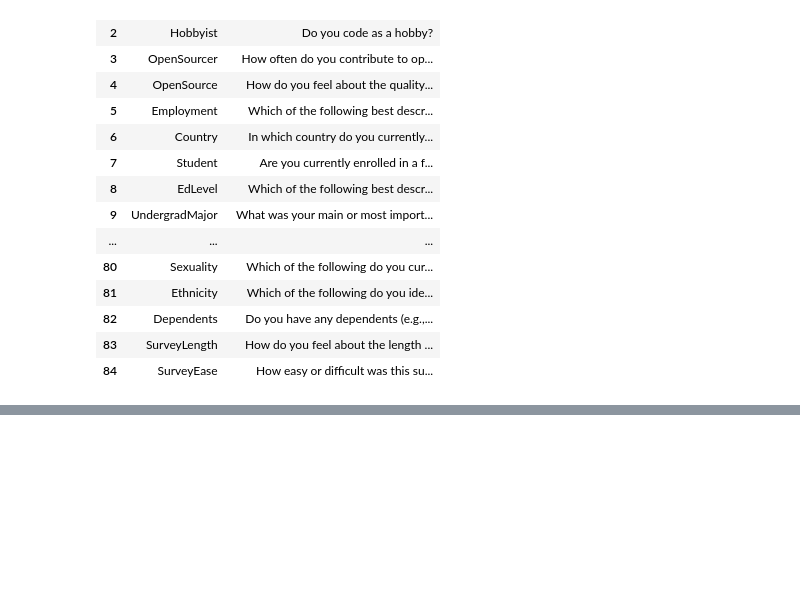
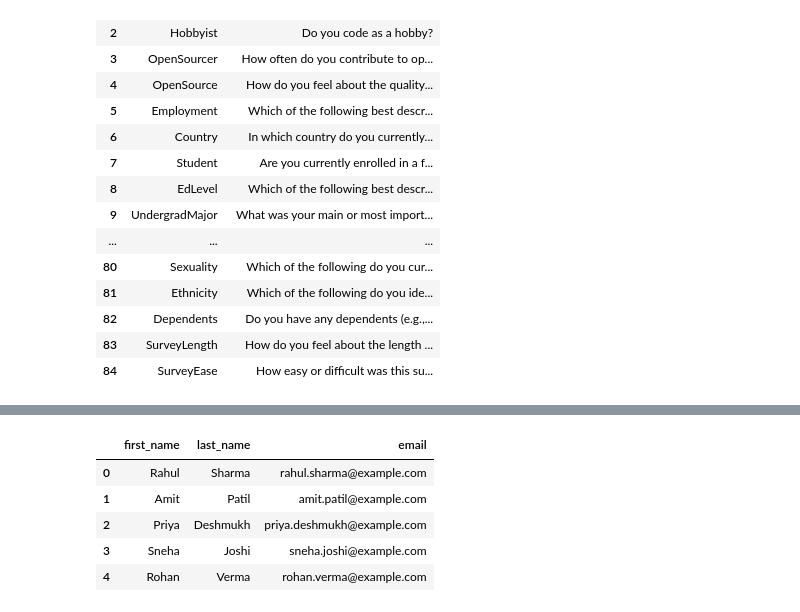
Before and after one commit to Prafullg06/pandas-learning, a Jupyter notebook: pandas.ipynb, the cells around one changed output, grey strips where cells are left out. Cells and saved outputs as stored; diff of their text form; code cells hidden in the pictures; blank space fills up the shorter version.

Commit message:
learned basic about dataframe

```diff
--- a/pandas.ipynb
+++ b/pandas.ipynb
@@ -83,3 +83,26 @@ df.tail()
 | 44438 | 34292 | I am a developer by profession | Yes | Less than once per year | OSS is, on average, of HIGHER qua... | Independent contractor, freelance... | United States | No | Bachelor’s degree (BA, BS, B.Eng.... | ... |
 | 44439 | 14219 | I am a developer by profession | Yes | Never | The quality of OSS and closed sou... | Employed full-time | Norway | No | Bachelor’s degree (BA, BS, B.Eng.... | ... |
 | 44440 | 64515 | I am a developer by profession | Yes | Less than once a month but more t... | OSS is, on average, of HIGHER qua... | Employed full-time | United States | No | Bachelor’s degree (BA, BS, B.Eng.... | ... |
+# %%
+
+data = {
+    "first_name": ["Rahul", "Amit", "Priya", "Sneha", "Rohan"],
+    "last_name": ["Sharma", "Patil", "Deshmukh", "Joshi", "Verma"],
+    "email": [
+        "rahul.sharma@example.com",
+        "amit.patil@example.com",
+        "priya.deshmukh@example.com",
+        "sneha.joshi@example.com",
+        "rohan.verma@example.com"
+    ]
+}
+# %%
+df1 = pd.DataFrame(data)
+df1
+# %% [output]
+|  | first_name | last_name | email |
+| 0 | Rahul | Sharma | rahul.sharma@example.com |
+| 1 | Amit | Patil | amit.patil@example.com |
+| 2 | Priya | Deshmukh | priya.deshmukh@example.com |
+| 3 | Sneha | Joshi | sneha.joshi@example.com |
+| 4 | Rohan | Verma | rohan.verma@example.com |
```
